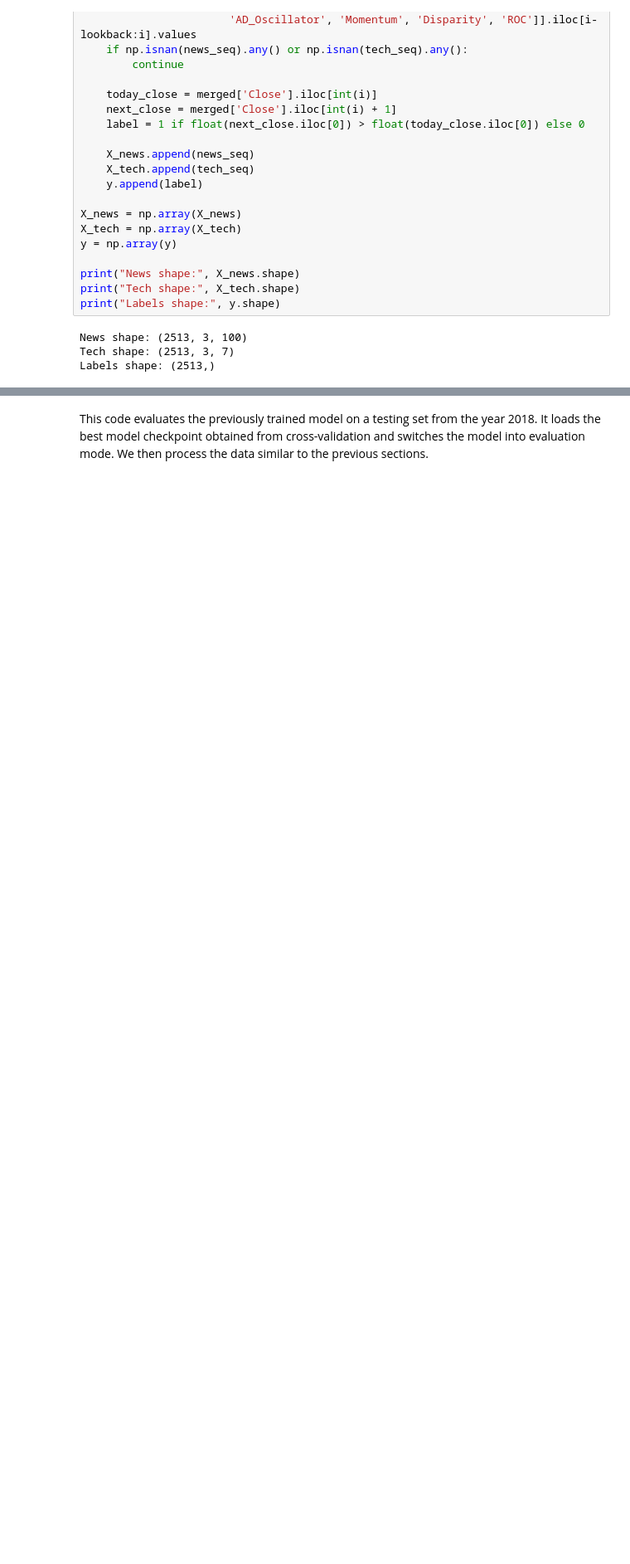
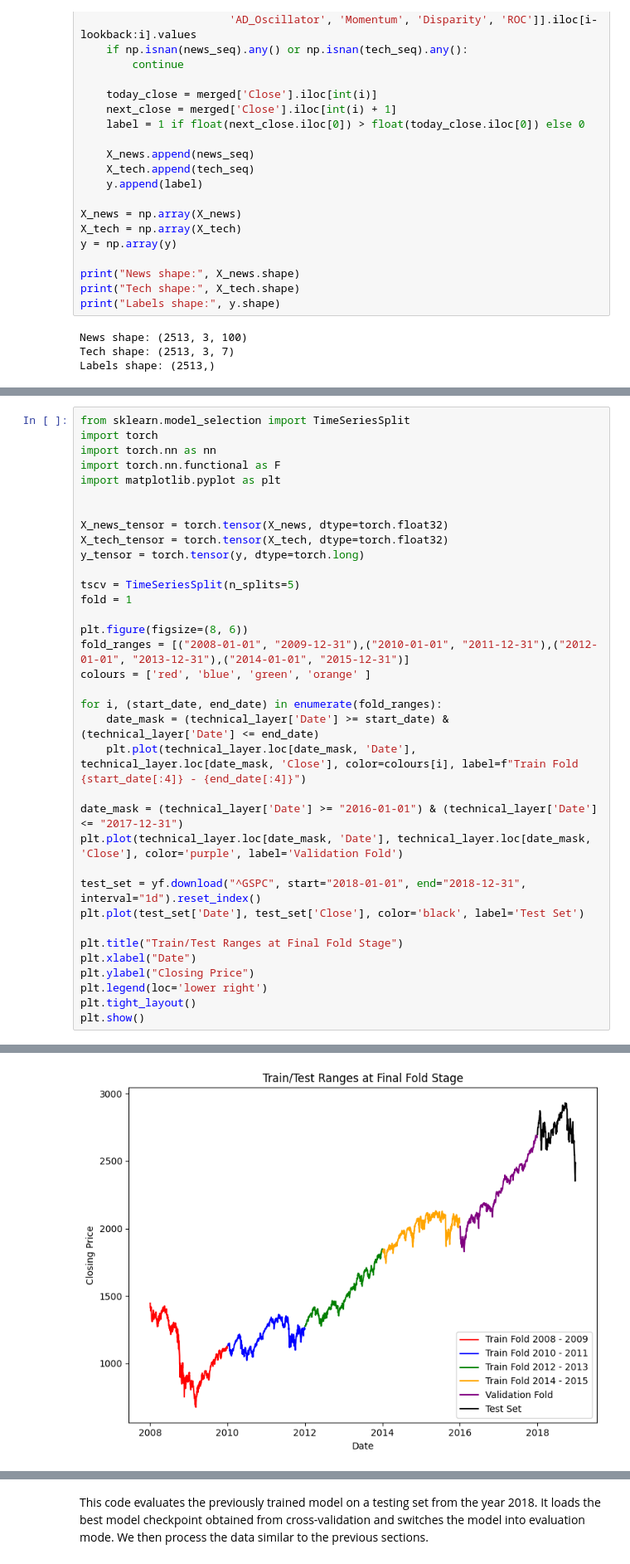
Before and after one commit to matsammut/ARI5123-Algo_trading, a Jupyter notebook: main.ipynb, the cells around one changed output, grey strips where cells are left out. Shown at 83% size. Saved outputs shown, nothing was run; the diff lists cells and outputs as text; blank space fills up the shorter version.

```diff
--- a/main.ipynb
+++ b/main.ipynb
@@ -92,0 +111,36 @@ Labels shape: (2513,)
+# %%
+from sklearn.model_selection import TimeSeriesSplit
+import torch
+import torch.nn as nn
+import torch.nn.functional as F
+import matplotlib.pyplot as plt
+
+
+X_news_tensor = torch.tensor(X_news, dtype=torch.float32)
+X_tech_tensor = torch.tensor(X_tech, dtype=torch.float32)
+y_tensor = torch.tensor(y, dtype=torch.long)
+
+tscv = TimeSeriesSplit(n_splits=5)
+fold = 1
+
+plt.figure(figsize=(8, 6))
+fold_ranges = [("2008-01-01", "2009-12-31"),("2010-01-01", "2011-12-31"),("2012-01-01", "2013-12-31"),("2014-01-01", "2015-12-31")]
+colours = ['red', 'blue', 'green', 'orange' ]
+
+for i, (start_date, end_date) in enumerate(fold_ranges):
+    date_mask = (technical_layer['Date'] >= start_date) & (technical_layer['Date'] <= end_date)
+    plt.plot(technical_layer.loc[date_mask, 'Date'], technical_layer.loc[date_mask, 'Close'], color=colours[i], label=f"Train Fold {start_date[:4]} - {end_date[:4]}")
+
+date_mask = (technical_layer['Date'] >= "2016-01-01") & (technical_layer['Date'] <= "2017-12-31")
+plt.plot(technical_layer.loc[date_mask, 'Date'], technical_layer.loc[date_mask, 'Close'], color='purple', label='Validation Fold')
+
+test_set = yf.download("^GSPC", start="2018-01-01", end="2018-12-31", interval="1d").reset_index()
+plt.plot(test_set['Date'], test_set['Close'], color='black', label='Test Set')
+
+plt.title("Train/Test Ranges at Final Fold Stage")
+plt.xlabel("Date")
+plt.ylabel("Closing Price")
+plt.legend(loc='lower right')
+plt.tight_layout()
+plt.show()
+# %% [output]
@@ -93 +148,2 @@ Labels shape: (2513,)
+[figure, added]
 # %% [markdown]
```
Also changed, not shown: parts of 7 cells of this notebook, 4 other files.
